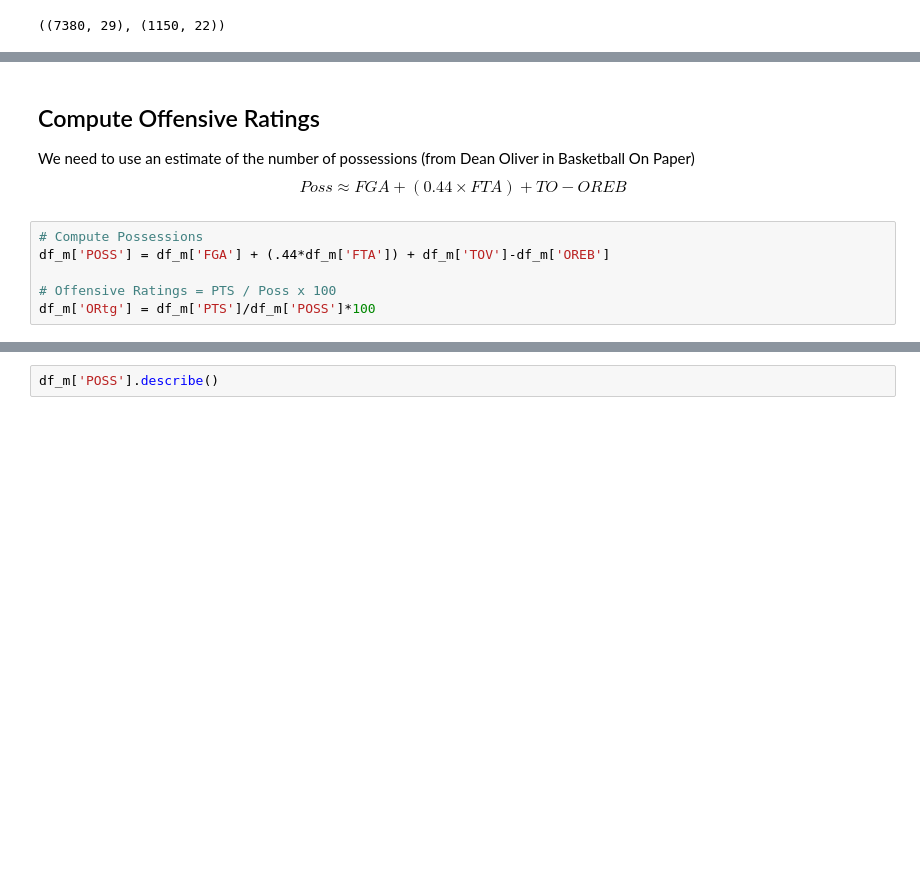
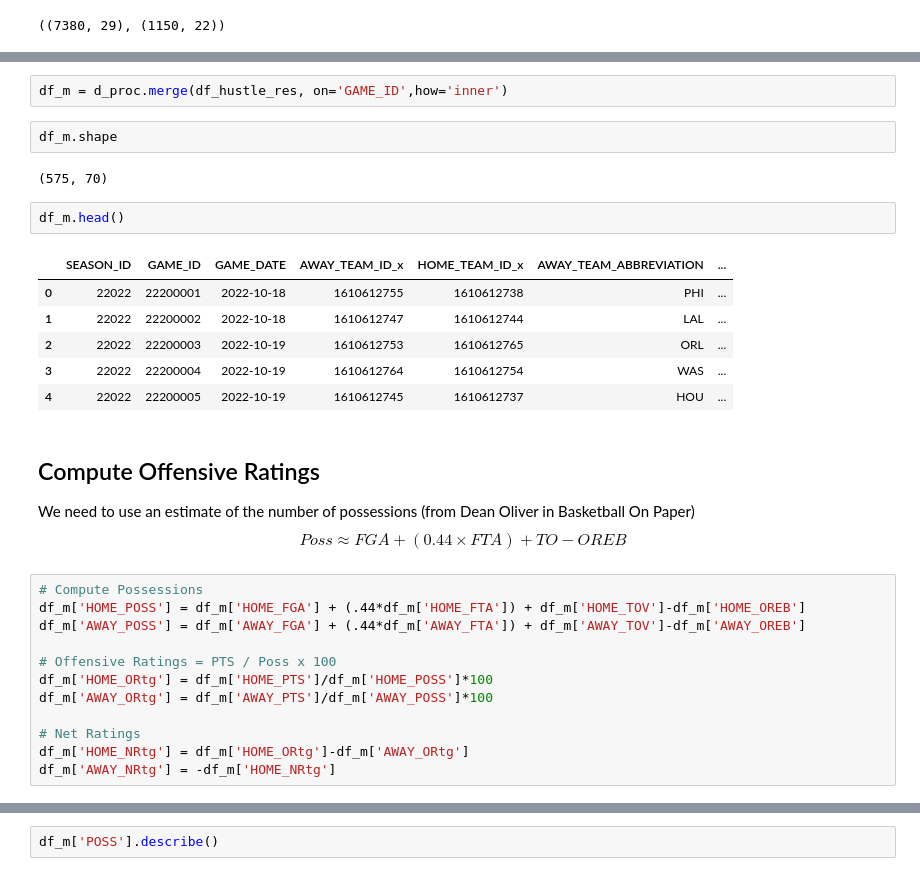
Before and after one commit to samluxenberg1/nba_hustle_sdg, a Jupyter notebook: notebooks/hustle_and_boxscore.ipynb, the cells around one changed output, grey strips where cells are left out. Drawn from its saved outputs; the diff is of its cells as text; blank space fills up the shorter version.

```diff
--- a/notebooks/hustle_and_boxscore.ipynb
+++ b/notebooks/hustle_and_boxscore.ipynb
@@ -63,10 +112,31 @@ hustle_stats = list(df_m.columns[-15:])
+# %%
+df_m = d_proc.merge(df_hustle_res, on='GAME_ID',how='inner')
+# %%
+df_m.shape
+# %% [output]
+(575, 70)
+# %%
+df_m.head()
+# %% [output]
+|  | SEASON_ID | GAME_ID | GAME_DATE | AWAY_TEAM_ID_x | HOME_TEAM_ID_x | AWAY_TEAM_ABBREVIATION | ... |
+| 0 | 22022 | 22200001 | 2022-10-18 | 1610612755 | 1610612738 | PHI | ... |
+| 1 | 22022 | 22200002 | 2022-10-18 | 1610612747 | 1610612744 | LAL | ... |
+| 2 | 22022 | 22200003 | 2022-10-19 | 1610612753 | 1610612765 | ORL | ... |
+| 3 | 22022 | 22200004 | 2022-10-19 | 1610612764 | 1610612754 | WAS | ... |
+| 4 | 22022 | 22200005 | 2022-10-19 | 1610612745 | 1610612737 | HOU | ... |
 # %% [markdown]
 ## Compute Offensive Ratings
 We need to use an estimate of the number of possessions (from Dean Oliver in Basketball On Paper)
 $$Poss \approx FGA + (0.44 \times FTA) + TO - OREB$$
 # %%
 # Compute Possessions
-df_m['POSS'] = df_m['FGA'] + (.44*df_m['FTA']) + df_m['TOV']-df_m['OREB']
+df_m['HOME_POSS'] = df_m['HOME_FGA'] + (.44*df_m['HOME_FTA']) + df_m['HOME_TOV']-df_m['HOME_OREB']
+df_m['AWAY_POSS'] = df_m['AWAY_FGA'] + (.44*df_m['AWAY_FTA']) + df_m['AWAY_TOV']-df_m['AWAY_OREB']
 
 # Offensive Ratings = PTS / Poss x 100
-df_m['ORtg'] = df_m['PTS']/df_m['POSS']*100
+df_m['HOME_ORtg'] = df_m['HOME_PTS']/df_m['HOME_POSS']*100
+df_m['AWAY_ORtg'] = df_m['AWAY_PTS']/df_m['AWAY_POSS']*100
+
+# Net Ratings
+df_m['HOME_NRtg'] = df_m['HOME_ORtg']-df_m['AWAY_ORtg']
+df_m['AWAY_NRtg'] = -df_m['HOME_NRtg']
```
Also changed, not shown: parts of 12 cells of this notebook.
